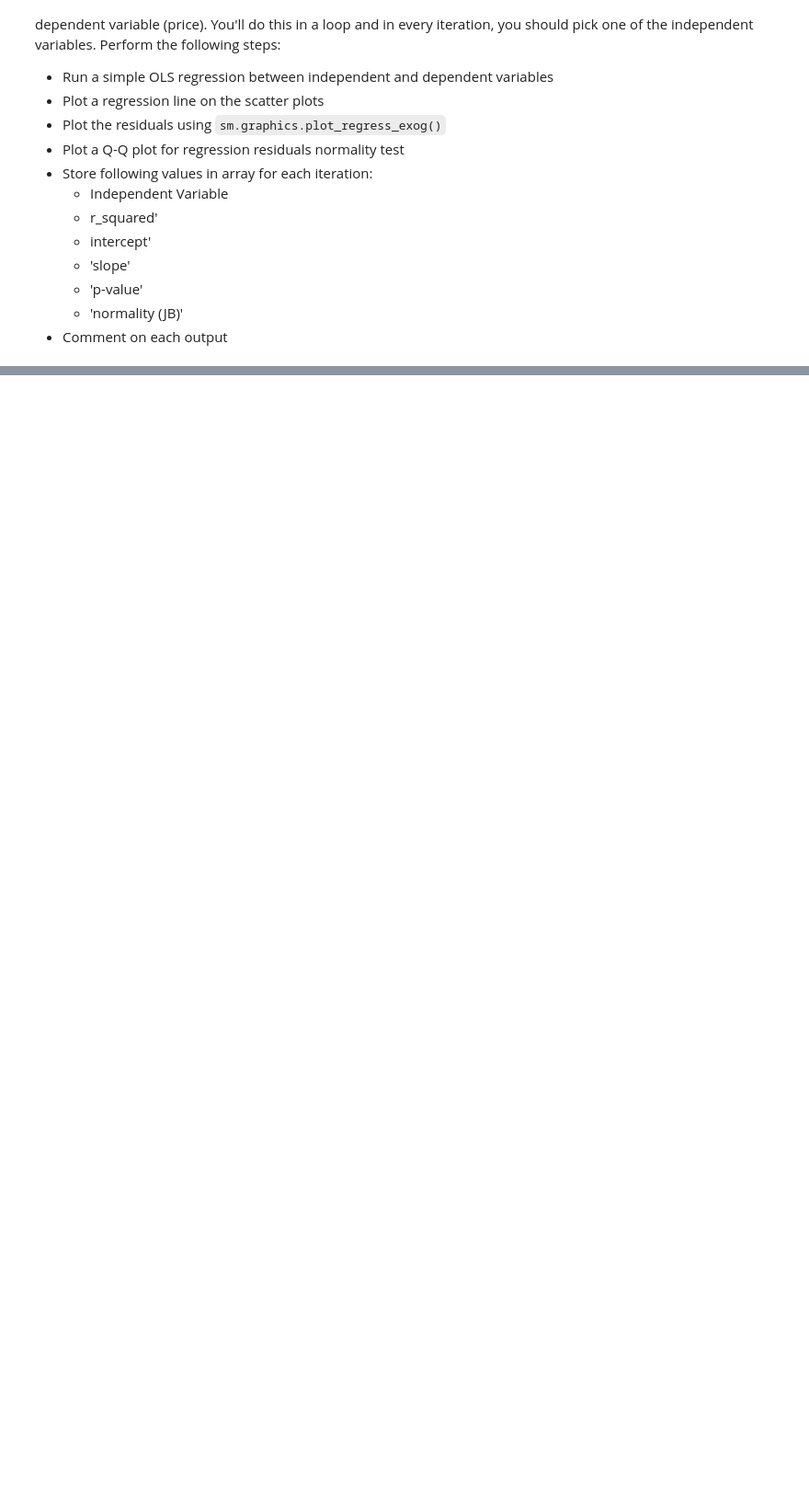
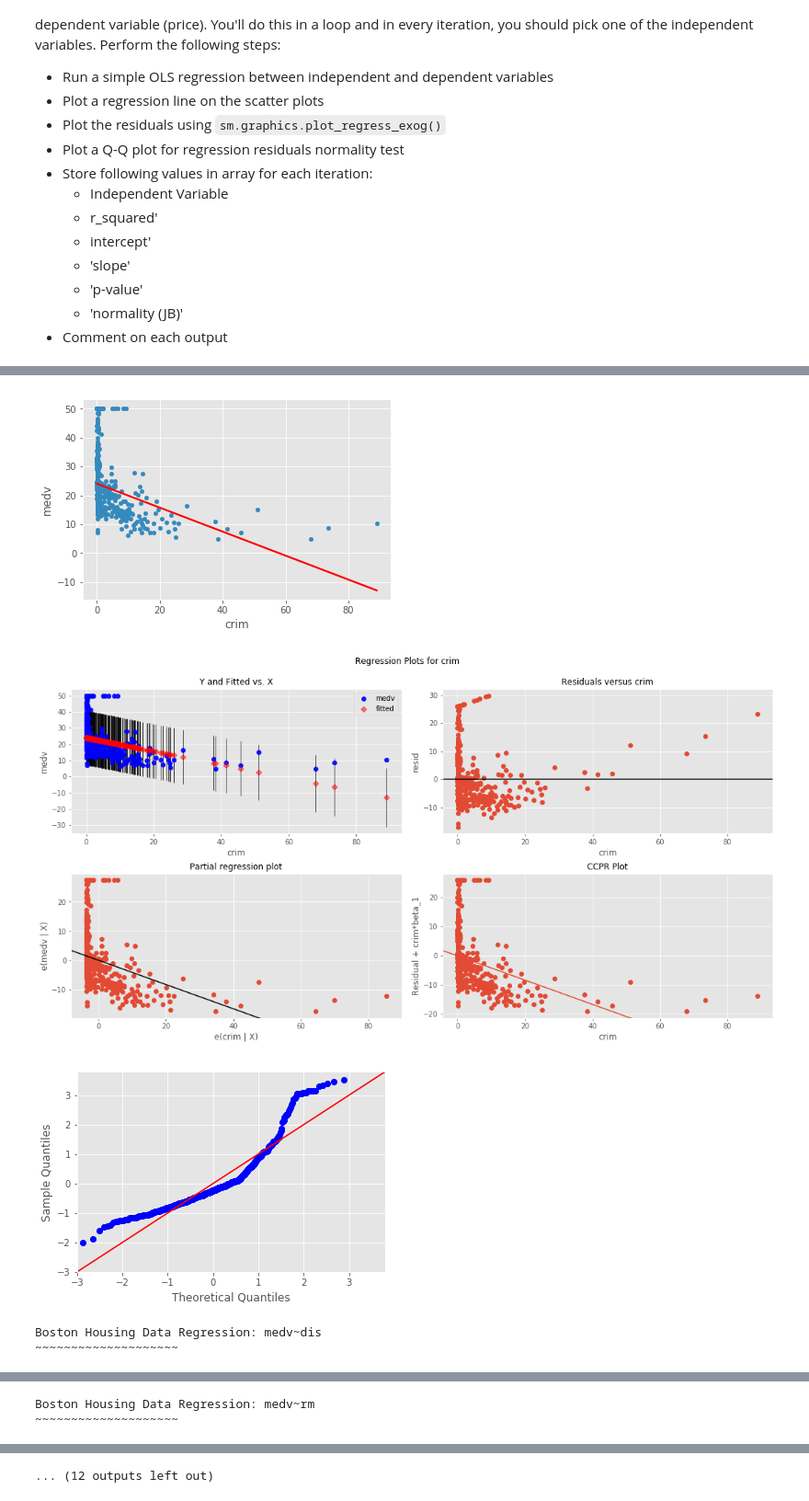
Before and after one commit to Cheffrey2000/flatiron_labs, a Jupyter notebook: section_07/dsc-regression-boston-lab-online-ds-ft-090919/index.ipynb, the cells around one changed output, grey strips where cells are left out. Shown at 92% size. Saved outputs shown, nothing was run; the diff lists cells and outputs as text; code cells hidden in the pictures; blank space fills up the shorter version.

```diff
--- a/section_07/dsc-regression-boston-lab-online-ds-ft-090919/index.ipynb
+++ b/section_07/dsc-regression-boston-lab-online-ds-ft-090919/index.ipynb
@@ -121,10 +121,10 @@ import statsmodels.stats.api as sms
 results = [['ind_var', 'r_squared', 'intercept', 'slope', 'p-value', 'normality (JB)']]
 
 for idx, val in enumerate(heads):
-    print('Boston Housing Data Regression'+ val)
+    print('Boston Housing Data Regression: medv~'+ val)
     print('~'*20)
 
-    f = ('medv'+ val)
+    f = 'medv~'+ val
 
     model = smf.ols(formula=f, data=data).fit()
 
@@ -136,4 +136,8 @@ for idx, val in enumerate(heads):
     fig = plt.figure(figsize=(15,8))
     fig = sm.graphics.plot_regress_exog(model, val, fig=fig)
     fig = sm.graphics.qqplot(model.resid, dist=stats.norm, line='45',fit=True)
+
+    plt.show()
+
+    results.append([val, model.rsquared, model.params[0], model.params[1], model.pvalues[1], sms.jarque_bera(model.resid)[0]])
 # %% [output]
@@ -140,0 +146,5 @@ SyntaxError: invalid syntax (<ipython-input-9-1beb9a9a95f3>, line 15)
+[figure, added]
+[figure, added]
+[figure, added]
+Boston Housing Data Regression: medv~dis
+~~~~~~~~~~~~~~~~~~~~
@@ -140,0 +154,2 @@ SyntaxError: invalid syntax (<ipython-input-9-1beb9a9a95f3>, line 15)
+Boston Housing Data Regression: medv~rm
+~~~~~~~~~~~~~~~~~~~~
@@ -141,3 +159,4 @@ SyntaxError: invalid syntax (<ipython-input-9-1beb9a9a95f3>, line 15)
+... (12 outputs left out)
 # %%
 pd.DataFrame(results)
 # %% [output]
```
Also changed, not shown: parts of 2 cells of this notebook.
